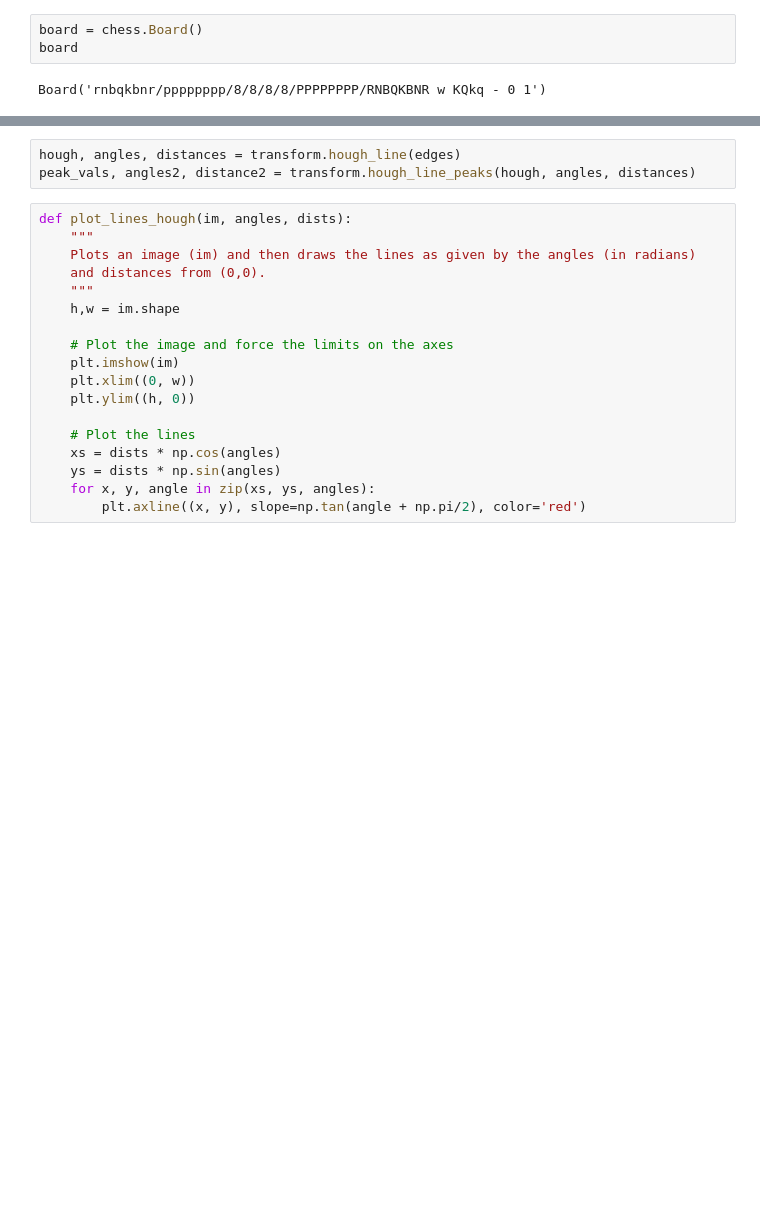
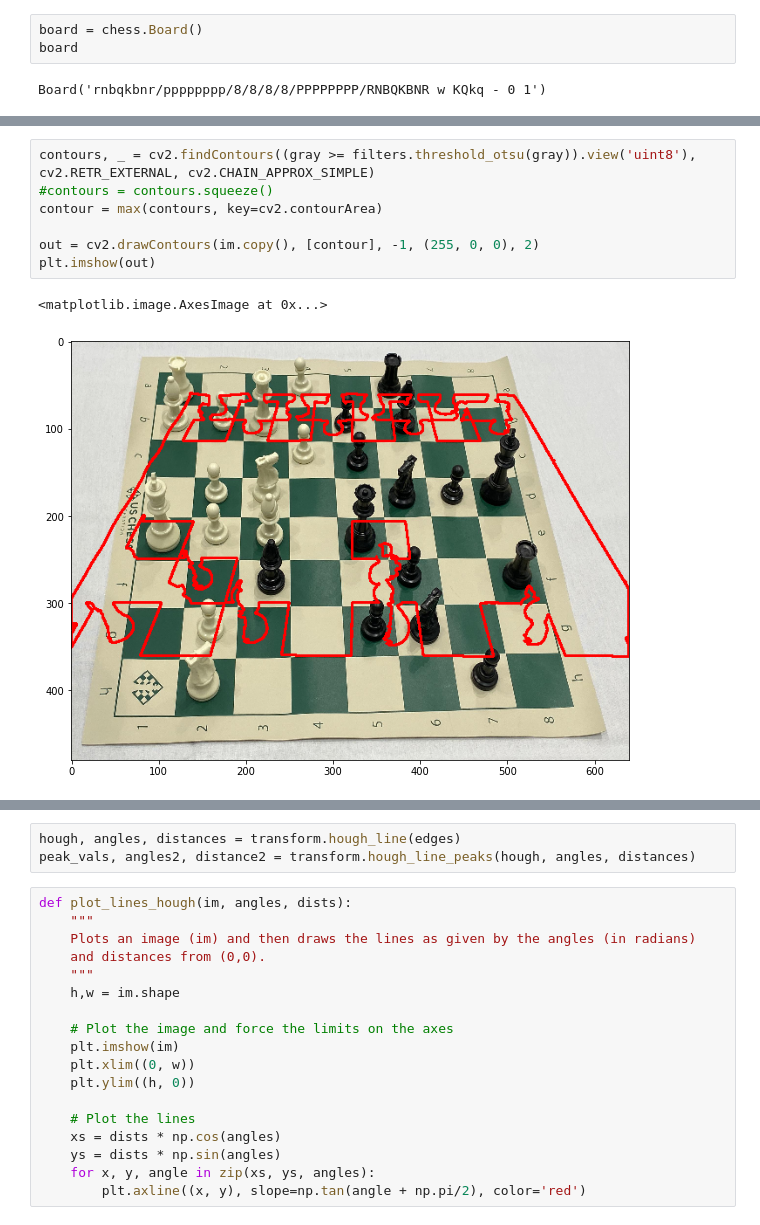
Before and after one commit to tniyer2/chess_image_detection, a Jupyter notebook: chess_detection.ipynb, the cells around one changed output, grey strips where cells are left out. Drawn from its saved outputs; the diff is of its cells as text; blank space fills up the shorter version.

```diff
--- a/chess_detection.ipynb
+++ b/chess_detection.ipynb
@@ -78,0 +85,10 @@ plt.imshow(im)
+# %%
+contours, _ = cv2.findContours((gray >= filters.threshold_otsu(gray)).view('uint8'), cv2.RETR_EXTERNAL, cv2.CHAIN_APPROX_SIMPLE)
+#contours = contours.squeeze()
+contour = max(contours, key=cv2.contourArea)
+
+out = cv2.drawContours(im.copy(), [contour], -1, (255, 0, 0), 2)
+plt.imshow(out)
+# %% [output]
+<matplotlib.image.AxesImage at 0x...>
+[figure, added]
```
Also changed, not shown: parts of 7 cells of this notebook.
